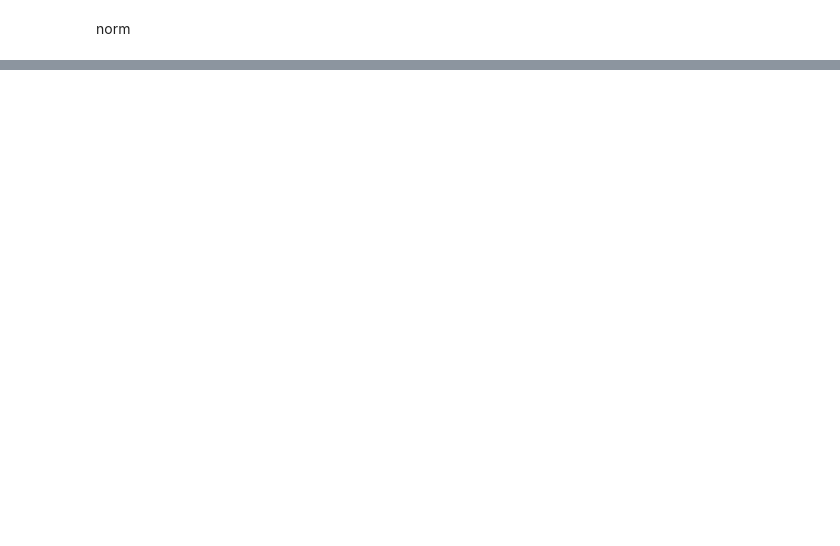
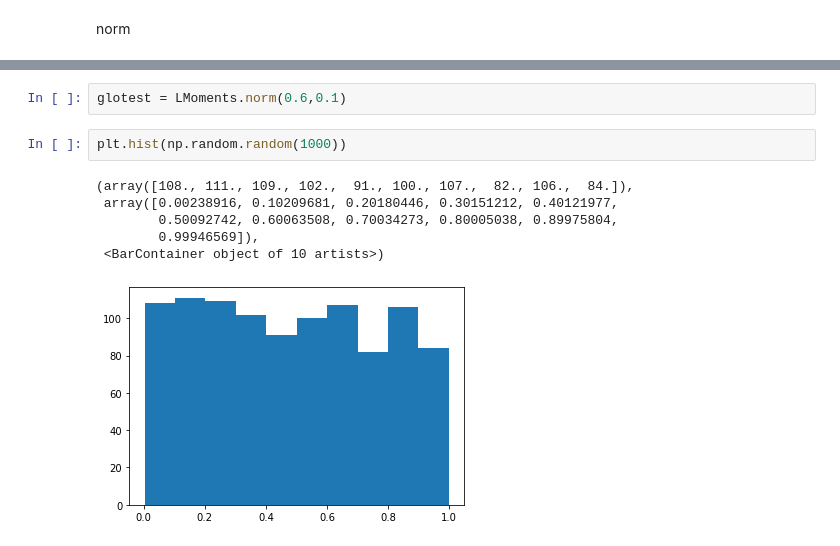
Before and after one commit to njleach/mystatsfunctions, a Jupyter notebook: example-nb.ipynb, the cells around one changed output, grey strips where cells are left out. Cells and saved outputs as stored; diff of their text form; blank space fills up the shorter version.

```diff
--- a/example-nb.ipynb
+++ b/example-nb.ipynb
@@ -73,0 +237,11 @@ norm
+# %%
+glotest = LMoments.norm(0.6,0.1)
+# %%
+plt.hist(np.random.random(1000))
+# %% [output]
+(array([108., 111., 109., 102.,  91., 100., 107.,  82., 106.,  84.]),
+ array([0.00238916, 0.10209681, 0.20180446, 0.30151212, 0.40121977,
+        0.50092742, 0.60063508, 0.70034273, 0.80005038, 0.89975804,
+        0.99946569]),
+ <BarContainer object of 10 artists>)
+[figure, added]
```
Also changed, not shown: parts of 18 cells of this notebook, 1 other file.
